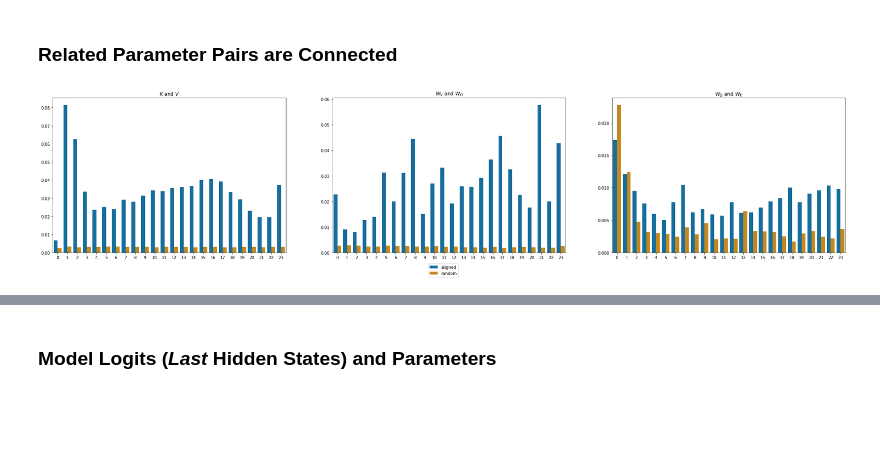
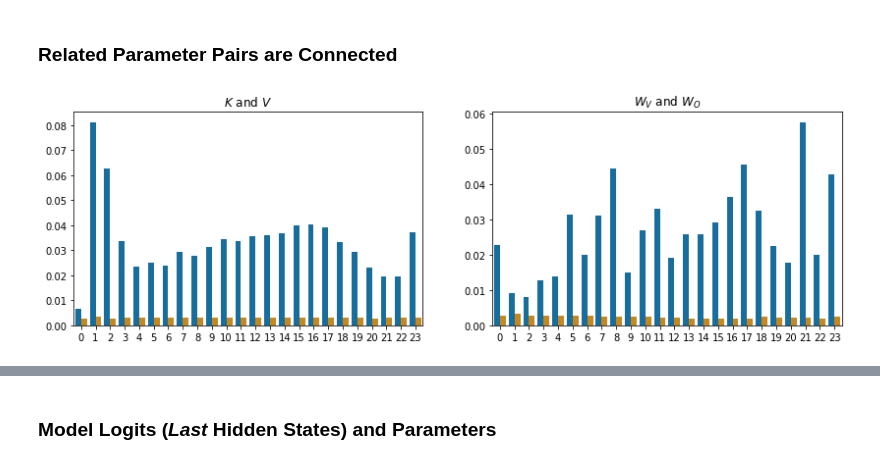
Before and after one commit to guy-dar/embedding-space, a Jupyter notebook: interpretation-experiments.ipynb, the cells around one changed output, grey strips where cells are left out. Cells and saved outputs as stored; diff of their text form; code cells hidden in the pictures; blank space fills up the shorter version.

```diff
--- a/interpretation-experiments.ipynb
+++ b/interpretation-experiments.ipynb
@@ -104,7 +104,7 @@ def _batched_sim(x, y, k=100):
         out.append(len(A & B) / len(A | B))
     return out
 # %%
-def _plot_comparison(tuples_by_layers, figsize=(15, 9), plots_per_row=2):
+def _plot_comparison(tuples_by_layers, figsize=(15, 9), plots_per_row=2, legend=True):
     fig = plt.figure(figsize=figsize)
     for i, (real, fake, param_name) in enumerate(tuples_by_layers):
         plt.subplot(len(tuples_by_layers) // plots_per_row, plots_per_row, i + 1)
@@ -118,7 +118,8 @@ def _plot_comparison(tuples_by_layers, figsize=(15, 9), plots_per_row=2):
         ax.legend_.remove()
         # plt.xlabel("layer")
     handles, labels = ax.get_legend_handles_labels()
-    fig.legend(handles, labels, loc='lower center')
+    if legend:
+        fig.legend(handles, labels, loc='lower center')
 # %% [markdown]
 ### Memorize Intermediate States
 # %%
@@ -246,8 +247,7 @@ intersections_dict['W_QK_shuffled'] = np.array([_batched_sim(abs(W_Q_heads[l].pe
 # %%
 _plot_comparison([(np.mean(intersections_dict['KV'], axis=-1), np.mean(intersections_dict['KV_shuffled'], axis=-1), '$K$ and $V$'),
                   (np.mean(intersections_dict['W_VO'], axis=-1), np.mean(intersections_dict['W_VO_shuffled'], axis=-1), '$W_V$ and $W_O$'),
-                  (np.mean(intersections_dict['W_QK'], axis=-1), np.mean(intersections_dict['W_QK_shuffled'], axis=-1), '$W_Q$ and $W_K$')
-                 ], figsize=(35, 7), plots_per_row=3)
-plt.savefig('artifacts/related_pairs.pdf')
+                 ], figsize=(14, 4), legend=False) # , figsize=(35, 7), plots_per_row=3
+plt.savefig('artifacts/related_pairs1.pdf')
 # %% [output]
-[figure, old version]
+[figure, new version]
```
Also changed, not shown: parts of 12 cells of this notebook, 6 other files.
